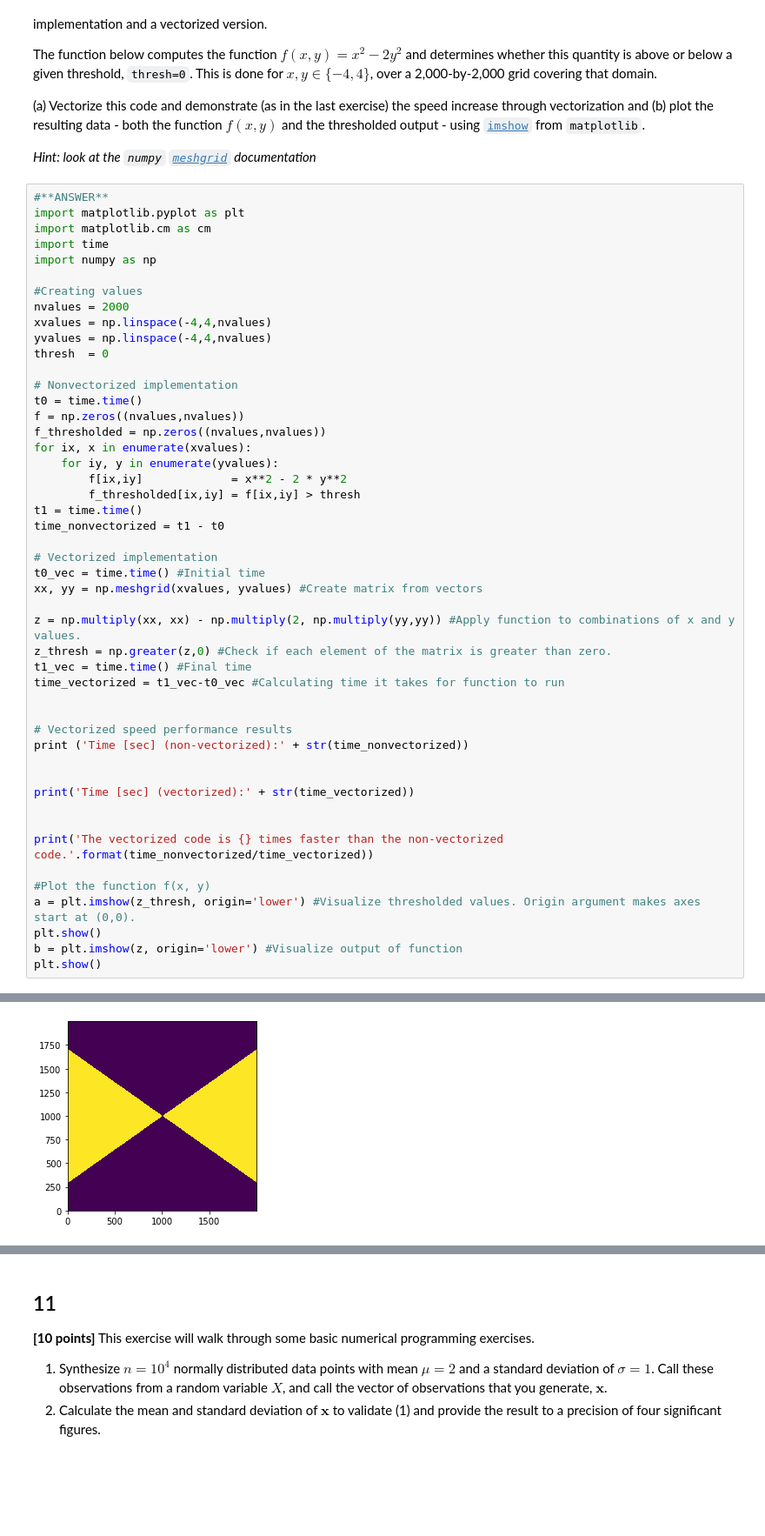
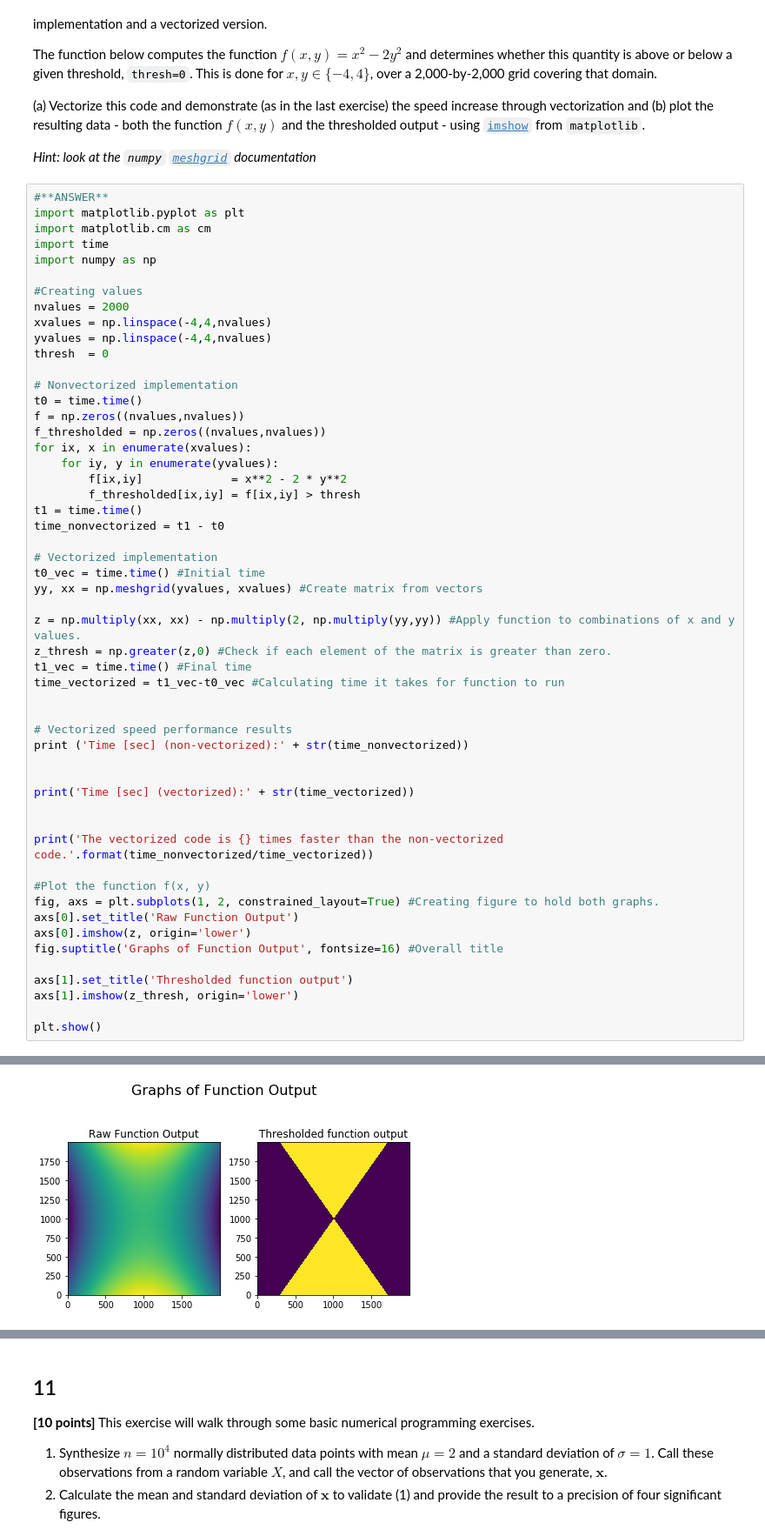
Before and after one commit to joekrinke15/IDS-705-Principles-of-Machine-Learning, a Jupyter notebook: Assigment_1jdk61.ipynb, the cells around one changed output, grey strips where cells are left out. Shown at 87% size. Drawn from its saved outputs; the diff is of its cells as text; blank space fills up the shorter version.

```diff
--- a/Assigment_1jdk61.ipynb
+++ b/Assigment_1jdk61.ipynb
@@ -666,7 +667,7 @@ time_nonvectorized = t1 - t0
 
 # Vectorized implementation
 t0_vec = time.time() #Initial time
-xx, yy = np.meshgrid(xvalues, yvalues) #Create matrix from vectors
+yy, xx = np.meshgrid(yvalues, xvalues) #Create matrix from vectors
 
 z = np.multiply(xx, xx) - np.multiply(2, np.multiply(yy,yy)) #Apply function to combinations of x and y values.
 z_thresh = np.greater(z,0) #Check if each element of the matrix is greater than zero.
@@ -684,8 +685,13 @@ print('Time [sec] (vectorized):' + str(time_vectorized))
 print('The vectorized code is {} times faster than the non-vectorized code.'.format(time_nonvectorized/time_vectorized))
 
 #Plot the function f(x, y)
-a = plt.imshow(z_thresh, origin='lower') #Visualize thresholded values. Origin argument makes axes start at (0,0).
+fig, axs = plt.subplots(1, 2, constrained_layout=True) #Creating figure to hold both graphs.
+axs[0].set_title('Raw Function Output')
+axs[0].imshow(z, origin='lower')
+fig.suptitle('Graphs of Function Output', fontsize=16) #Overall title
+
+axs[1].set_title('Thresholded function output')
+axs[1].imshow(z_thresh, origin='lower')
+
 plt.show()
-b = plt.imshow(z, origin='lower') #Visualize output of function
-plt.show()
 # %% [output]
@@ -695 +701 @@ The vectorized code is 128.88615674036106 times faster than the non-vectorized c
-[figure, old version]
+[figure, new version]
```
Also changed, not shown: parts of 10 cells of this notebook, 1 other file.
